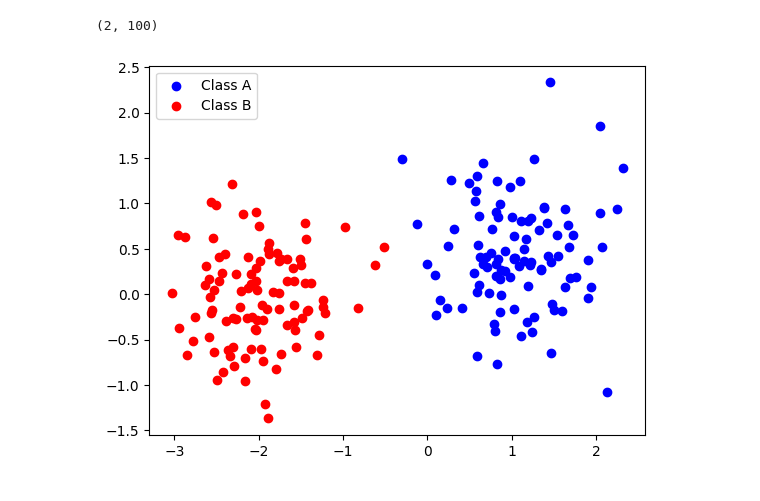
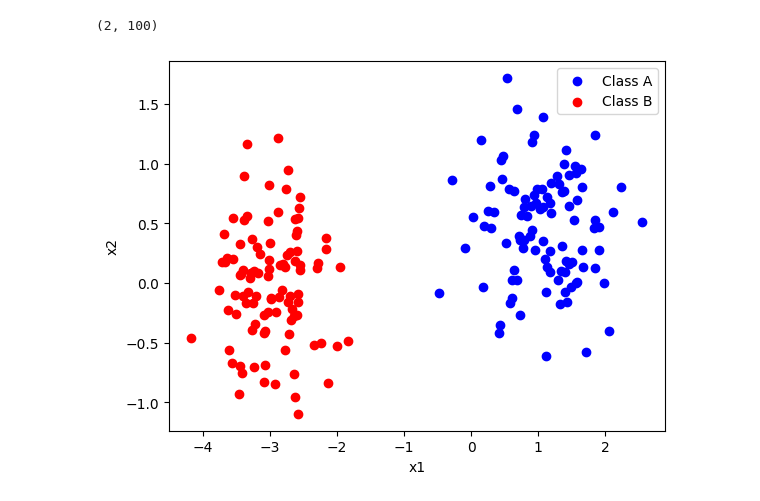
Before and after one commit to sebastians1999/DD2437_ANNs, a Jupyter notebook: main.ipynb, the cells around one changed output. Saved outputs shown, nothing was run; the diff lists cells and outputs as text; code cells hidden in the pictures.

```diff
--- a/main.ipynb
+++ b/main.ipynb
@@ -5,7 +5,7 @@ import numpy as np
 
 n = 100
 mA = [1.0, 0.5]
-mB = [-2.0, 0.0]
+mB = [-3.0, 0.0]
 sigmaA = 0.5
 sigmaB = 0.5
 
@@ -21,12 +21,14 @@ print(classA.shape)
 # %%
 import matplotlib.pyplot as plt
 
 plt.scatter(classA[0, :], classA[1, :], color="blue", label="Class A")
 plt.scatter(classB[0, :], classB[1, :], color="red", label="Class B")
+plt.xlabel("x1")
+plt.ylabel("x2")
 plt.legend()
 plt.show()
 # %% [output]
-[figure, old version]
+[figure, new version]
 # %%
 # Create input data, with bias term (one extra dimension)
 classABias = np.concatenate((classA, np.ones((1, n))), axis=0)
```
Also changed, not shown: parts of 7 cells of this notebook.
